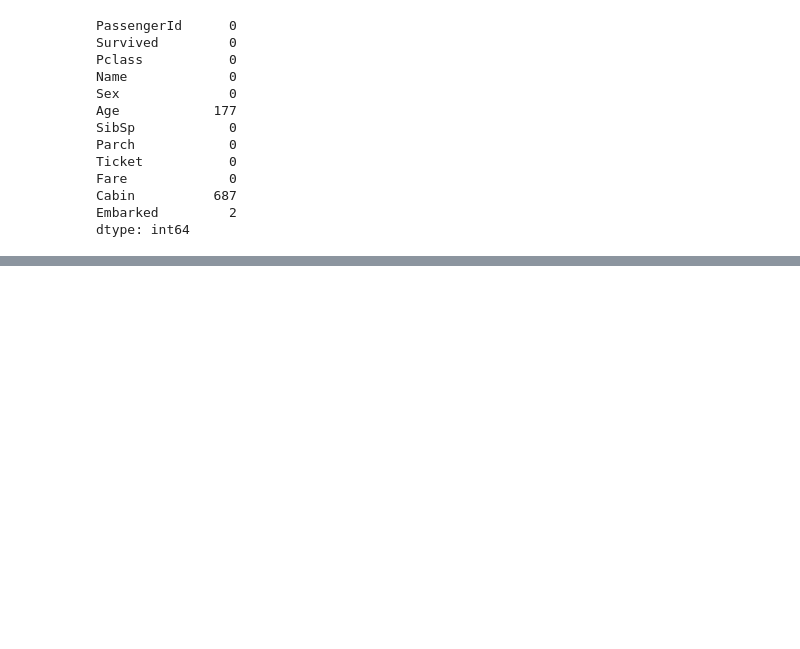
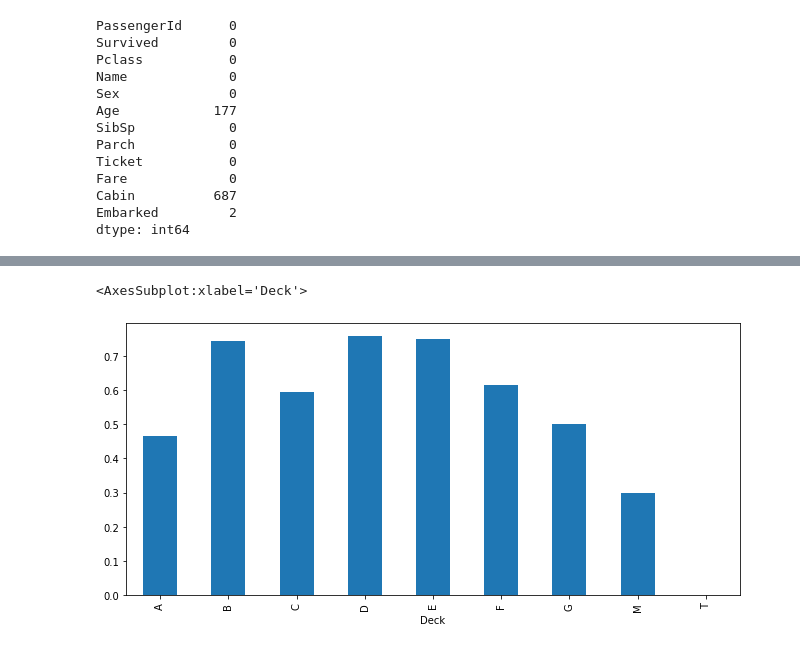
Before and after one commit to RomanRes/titanic, a Jupyter notebook: titanic.ipynb, the cells around one changed output, grey strips where cells are left out. Cells and saved outputs as stored; diff of their text form; code cells hidden in the pictures; blank space fills up the shorter version.

```diff
--- a/titanic.ipynb
+++ b/titanic.ipynb
@@ -65,0 +85,4 @@ df_all.groupby("")
+# %%
+mr_Thomas_Fare = df_all[(df_all["Embarked"] == "S") & (df_all["Pclass"] == 3) & (df_all["SibSp"] == 0)]["Fare"].median()
+# %%
+df_all.loc[df_all["Name"] == "Storey, Mr. Thomas", "Fare"] = mr_Thomas_Fare
@@ -65,0 +120,2 @@ df_all.groupby("")
+# %%
+df_all["Deck"] = df_all["Cabin"].apply(lambda s: s[0] if pd.notnull(s) else "M")
@@ -65,0 +131,5 @@ df_all.groupby("")
+# %%
+df_all[["Deck", "Survived"]].groupby("Deck")["Survived"].mean().plot(kind="bar", figsize = (11, 5))
+# %% [output]
+<AxesSubplot:xlabel='Deck'>
+[figure, added]
```
Also changed, not shown: parts of 34 cells of this notebook, 3 other files.
